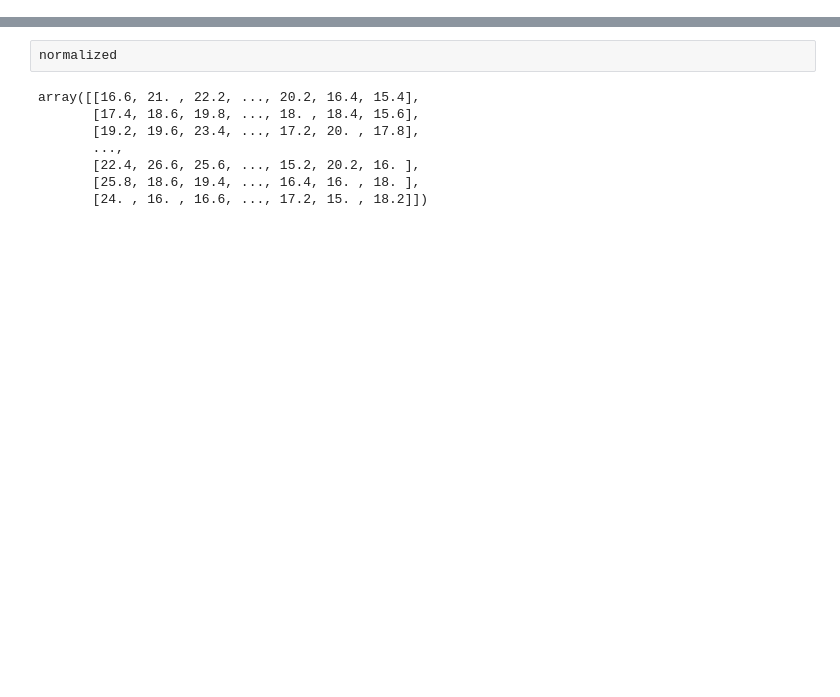
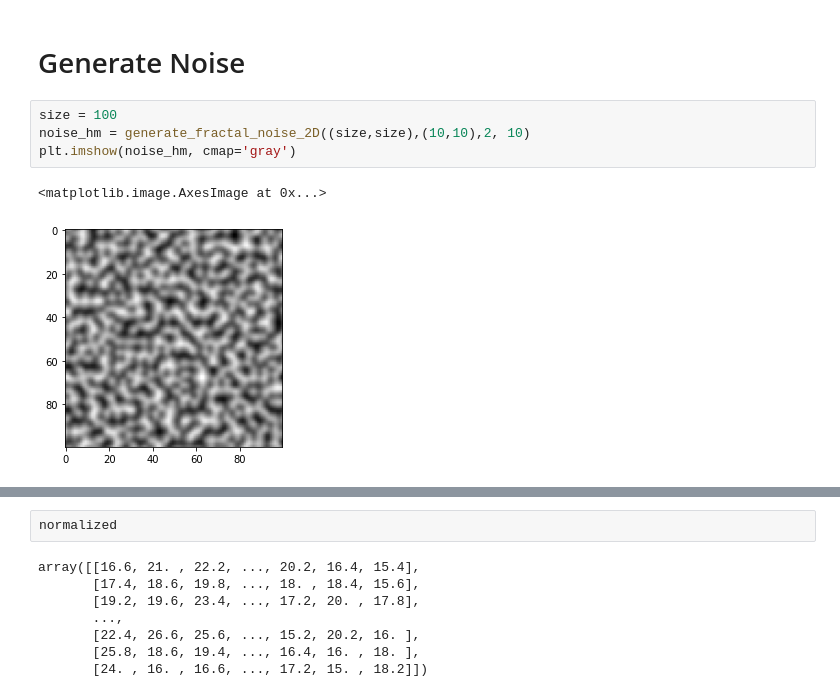
Before and after one commit to ttkuea/CompFabRepo, a Jupyter notebook: Project/src/ComFabProject.ipynb, the cells around one changed output, grey strips where cells are left out. Drawn from its saved outputs; the diff is of its cells as text; blank space fills up the shorter version.

```diff
--- a/Project/src/ComFabProject.ipynb
+++ b/Project/src/ComFabProject.ipynb
@@ -61,0 +52,9 @@ faces = []
+# %% [markdown]
+# Generate Noise
+# %%
+size = 100
+noise_hm = generate_fractal_noise_2D((size,size),(10,10),2, 10)
+plt.imshow(noise_hm, cmap='gray')
+# %% [output]
+<matplotlib.image.AxesImage at 0x...>
+[figure, added]
```
Also changed, not shown: parts of 27 cells of this notebook, 6 other files.
